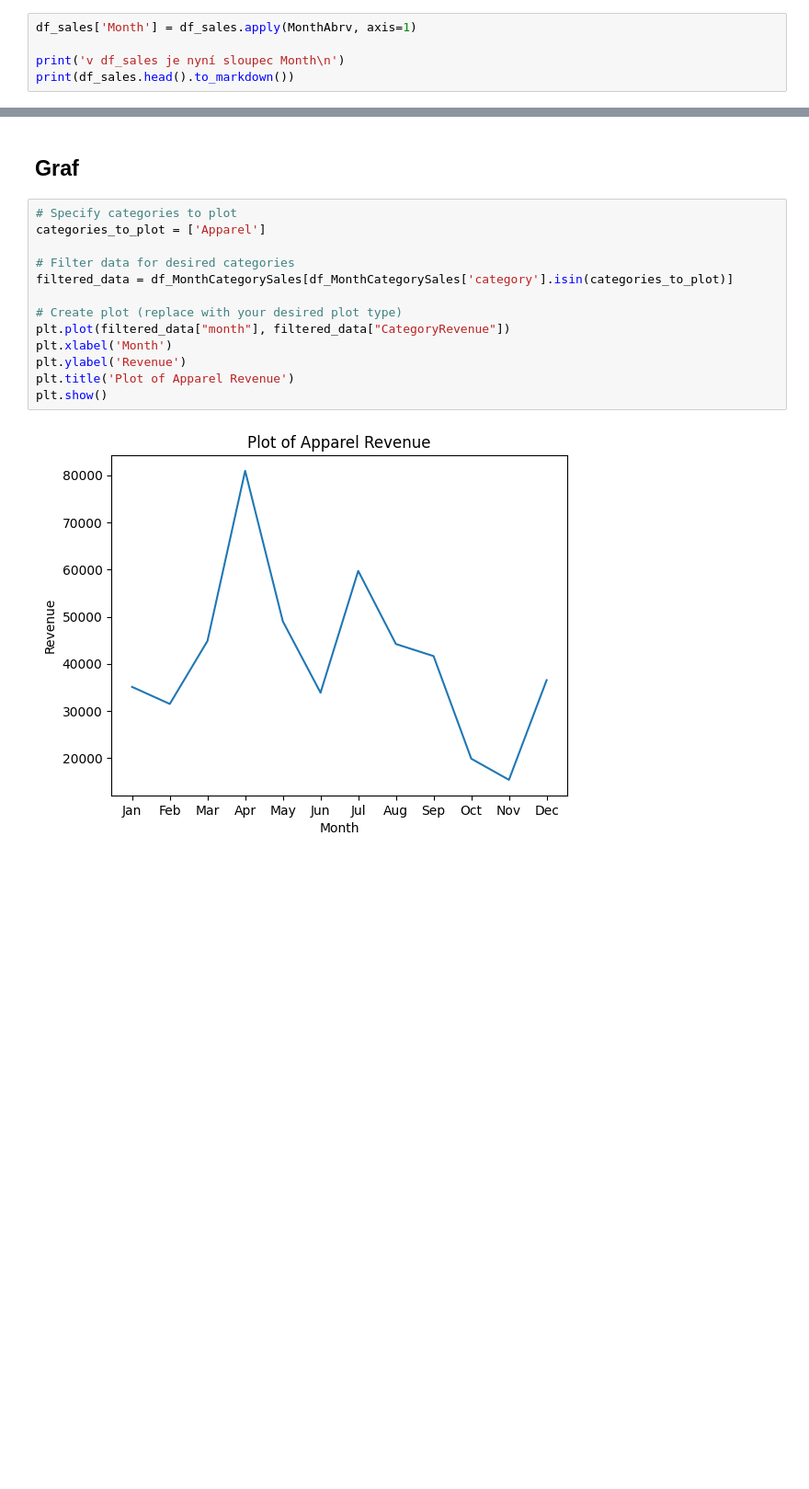
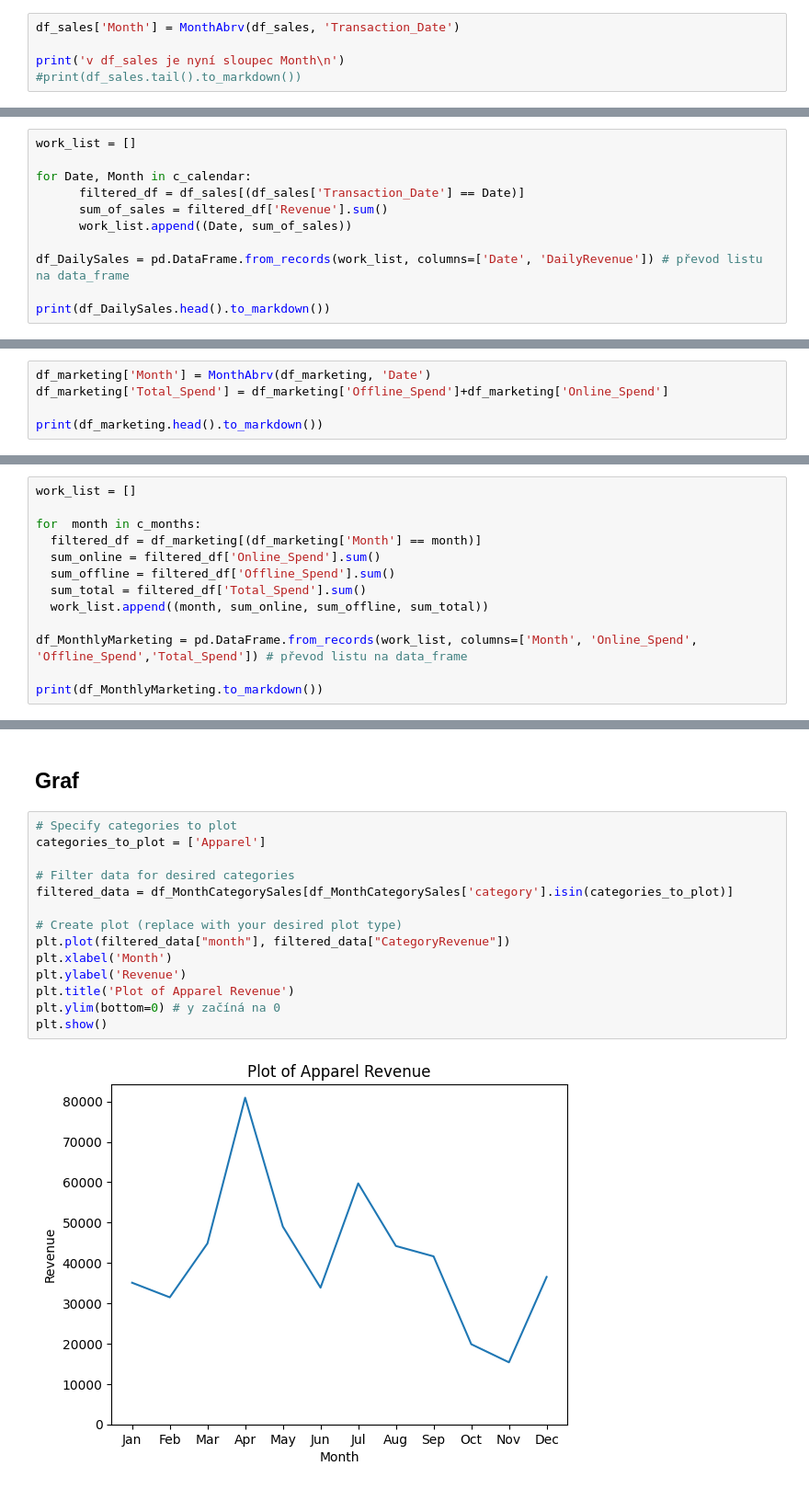
Before and after one commit to reznimat/ppzd_sp, a Jupyter notebook: semestralni_prace.ipynb, the cells around one changed output, grey strips where cells are left out. Shown at 92% size. Drawn from its saved outputs; the diff is of its cells as text; blank space fills up the shorter version.

```diff
--- a/semestralni_prace.ipynb
+++ b/semestralni_prace.ipynb
@@ -83,10 +121,10 @@ funkce definovány
 # %% [markdown]
 ## Obohacení df_sales o atribut Month (Date Abrv)
 # %%
-df_sales['Month'] = df_sales.apply(MonthAbrv, axis=1)
+df_sales['Month'] = MonthAbrv(df_sales, 'Transaction_Date')
 
 print('v df_sales je nyní sloupec Month\n')
-print(df_sales.head().to_markdown())
+#print(df_sales.tail().to_markdown())
 # %% [output]
 v df_sales je nyní sloupec Month
 
@@ -153,0 +194,11 @@ print(df2.head().to_markdown())
+# %%
+work_list = []
+
+for Date, Month in c_calendar:
+      filtered_df = df_sales[(df_sales['Transaction_Date'] == Date)]
+      sum_of_sales = filtered_df['Revenue'].sum()
+      work_list.append((Date, sum_of_sales))
+
+df_DailySales = pd.DataFrame.from_records(work_list, columns=['Date', 'DailyRevenue']) # převod listu na data_frame
+
+print(df_DailySales.head().to_markdown())
@@ -194,0 +267,5 @@ plt.show()
+# %%
+df_marketing['Month'] = MonthAbrv(df_marketing, 'Date')
+df_marketing['Total_Spend'] = df_marketing['Offline_Spend']+df_marketing['Online_Spend']
+
+print(df_marketing.head().to_markdown())
@@ -194,0 +280,13 @@ plt.show()
+# %%
+work_list = []
+
+for  month in c_months:
+  filtered_df = df_marketing[(df_marketing['Month'] == month)]
+  sum_online = filtered_df['Online_Spend'].sum()
+  sum_offline = filtered_df['Offline_Spend'].sum()
+  sum_total = filtered_df['Total_Spend'].sum()
+  work_list.append((month, sum_online, sum_offline, sum_total))
+
+df_MonthlyMarketing = pd.DataFrame.from_records(work_list, columns=['Month', 'Online_Spend', 'Offline_Spend','Total_Spend']) # převod listu na data_frame
+
+print(df_MonthlyMarketing.to_markdown())
@@ -248,15 +364,16 @@ print(df_MonthCategorySales.head().to_markdown())
 # %%
 # Specify categories to plot
 categories_to_plot = ['Apparel']
 
 # Filter data for desired categories
 filtered_data = df_MonthCategorySales[df_MonthCategorySales['category'].isin(categories_to_plot)]
 
 # Create plot (replace with your desired plot type)
 plt.plot(filtered_data["month"], filtered_data["CategoryRevenue"])
 plt.xlabel('Month')
 plt.ylabel('Revenue')
 plt.title('Plot of Apparel Revenue')
+plt.ylim(bottom=0) # y začíná na 0
 plt.show()
 # %% [output]
-[figure, old version]
+[figure, new version]
```
Also changed, not shown: parts of 22 cells of this notebook.
